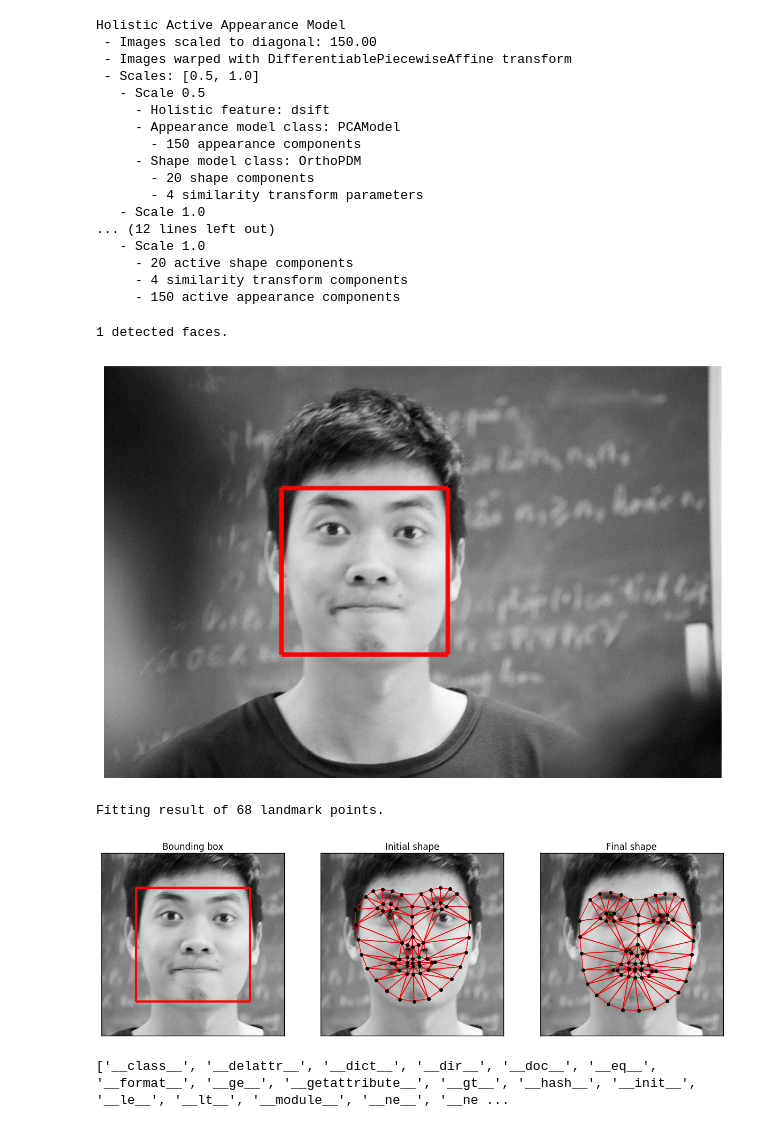
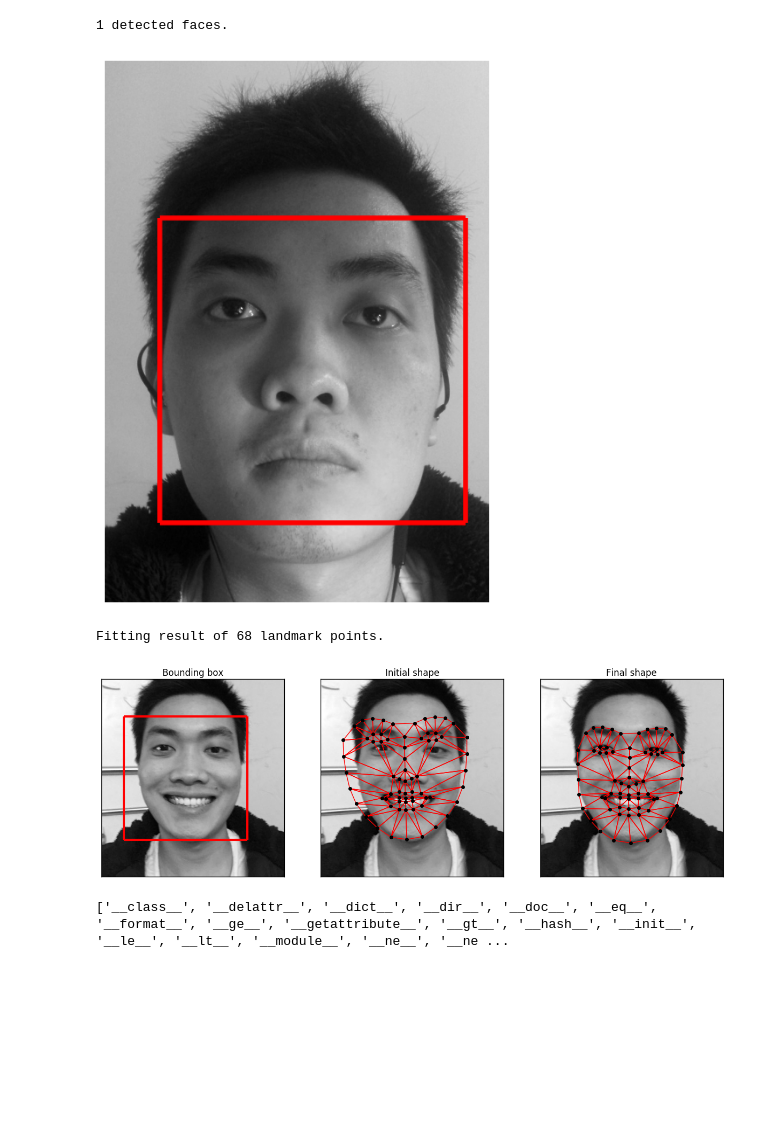
Before and after one commit to LeeKien95/GR, a Jupyter notebook: AAM.ipynb, the cells around one changed output. Drawn from its saved outputs; the diff is of its cells as text; code cells hidden in the pictures; blank space fills up the shorter version.

```diff
--- a/AAM.ipynb
+++ b/AAM.ipynb
@@ -52,62 +59,49 @@ aam.view_aam_widget()
-# %%
-from menpofit.aam import LucasKanadeAAMFitter, WibergInverseCompositional
-
-fitter = LucasKanadeAAMFitter(aam, lk_algorithm_cls=WibergInverseCompositional,
-                              n_shape=[5, 20], n_appearance=[30, 150])
-print(fitter)
-# %% [output]
-Holistic Active Appearance Model
- - Images scaled to diagonal: 150.00
- - Images warped with DifferentiablePiecewiseAffine transform
- - Scales: [0.5, 1.0]
-   - Scale 0.5
-     - Holistic feature: dsift
-     - Appearance model class: PCAModel
-       - 150 appearance components
-     - Shape model class: OrthoPDM
-       - 20 shape components
-       - 4 similarity transform parameters
-   - Scale 1.0
-... (12 lines left out)
-   - Scale 1.0
-     - 20 active shape components
-     - 4 similarity transform components
-     - 150 active appearance components
 # %%
 from pathlib import Path
 import menpo.io as mio
 from menpodetect import load_dlib_frontal_face_detector
 
 path_to_test = Path('/Programing/GR/Code/CK+/test_images')
 
-image = mio.import_image(path_to_test / '1.jpg')
+image = mio.import_image(path_to_test / '12.jpg')
+
+d = image.diagonal()
+
+
 if image.n_channels == 3:
         image = image.as_greyscale()
 
 
 # Load detector
 detect = load_dlib_frontal_face_detector()
 
 # Detect
 bboxes = detect(image)
 print("{} detected faces.".format(len(bboxes)))
 
 # View
 if len(bboxes) > 0:
     image.view_landmarks(group='dlib_0', line_colour='red',
                          render_markers=False, line_width=4);
 # %% [output]
 1 detected faces.
-[figure, old version]
+[figure, new version]
 # %%
 #harder head pose detection
 import matplotlib.pyplot as plt
+from pathlib import Path
+import menpo.io as mio
+from menpodetect import load_dlib_frontal_face_detector
+
+path_to_test = Path('/Programing/GR/Code/CK+/test_images')
 
 # Load and convert to grayscale
-image = mio.import_image(path_to_test / '1.jpg')
+image = mio.import_image(path_to_test / '14.png')
 if image.n_channels == 3:
         image = image.as_greyscale()
 # Detect face
+
+detect = load_dlib_frontal_face_detector()
 bboxes = detect(image)
 
 # Crop the image for better visualization of the result
@@ -116,7 +110,7 @@ bboxes[0] = image.landmarks['dlib_0'].lms
 
 if len(bboxes) > 0:
     # Fit AAM
-    result = fitter.fit_from_bb(image, bboxes[0], max_iters=[15, 5])
+    result = fitter.fit_from_bb(image, bboxes[0], max_iters=[50, 5])
     print(result)
 
     # Visualize
@@ -136,7 +130,7 @@ if len(bboxes) > 0:
     plt.gca().set_title('Final shape')
 # %% [output]
 Fitting result of 68 landmark points.
-[figure, old version]
+[figure, new version]
 # %%
 print(dir(result))
 # %% [output]
```
Also changed, not shown: parts of 6 cells of this notebook.
